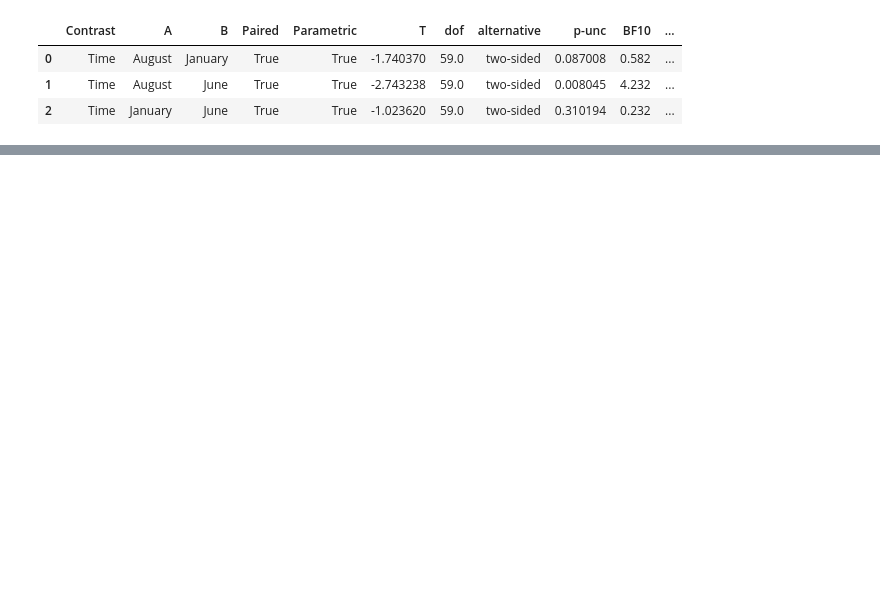
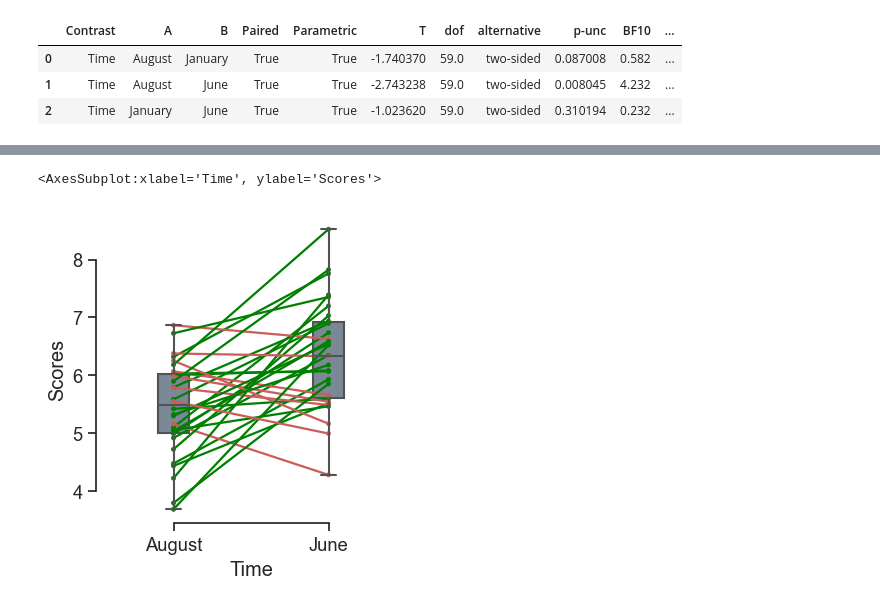
Before and after one commit to wanjuson/analyst_engineer, a Jupyter notebook: 통계공부/pingouin.ipynb, the cells around one changed output, grey strips where cells are left out. Drawn from its saved outputs; the diff is of its cells as text; code cells hidden in the pictures; blank space fills up the shorter version.

```diff
--- a/통계공부/pingouin.ipynb
+++ b/통계공부/pingouin.ipynb
@@ -179,0 +215,11 @@ pg.pairwise_ttests(dv='Scores', within='Time', subject='Subject', data=df)
+# %%
+# 1.14. Paired plot
+# mixed_anova데이터셋을 가지고 명상이 학교 성적에 미치는 영향에 대한 시각화를 해본다.
+df = pg.read_dataset('mixed_anova').query(
+    "Group == 'Meditation' and Time != 'January'")
+
+pg.plot_paired(data=df, dv='Scores', within='Time',
+               subject='Subject')
+# %% [output]
+<AxesSubplot:xlabel='Time', ylabel='Scores'>
+[figure, added]
```
Also changed, not shown: parts of 9 cells of this notebook.
